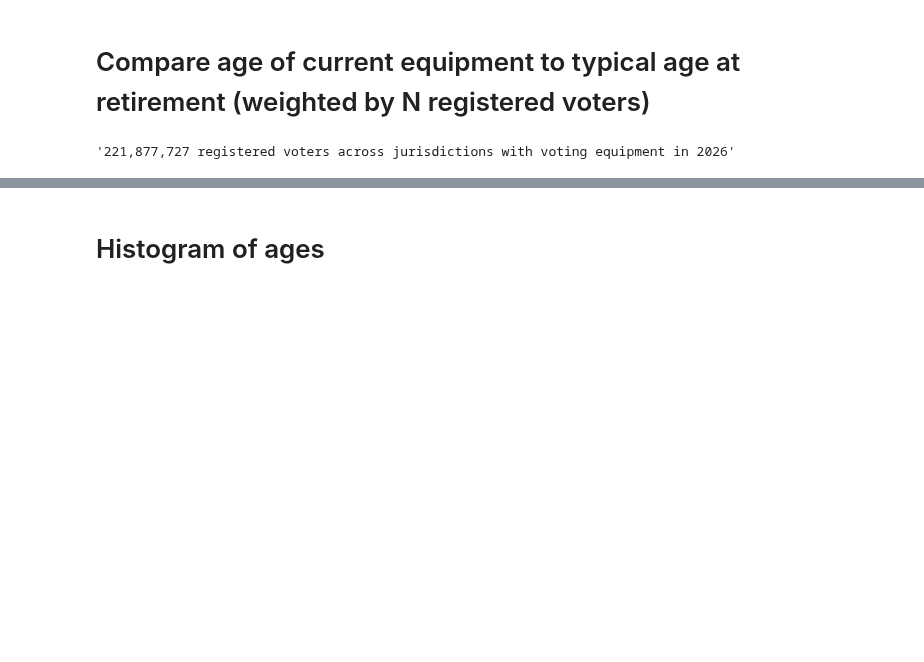
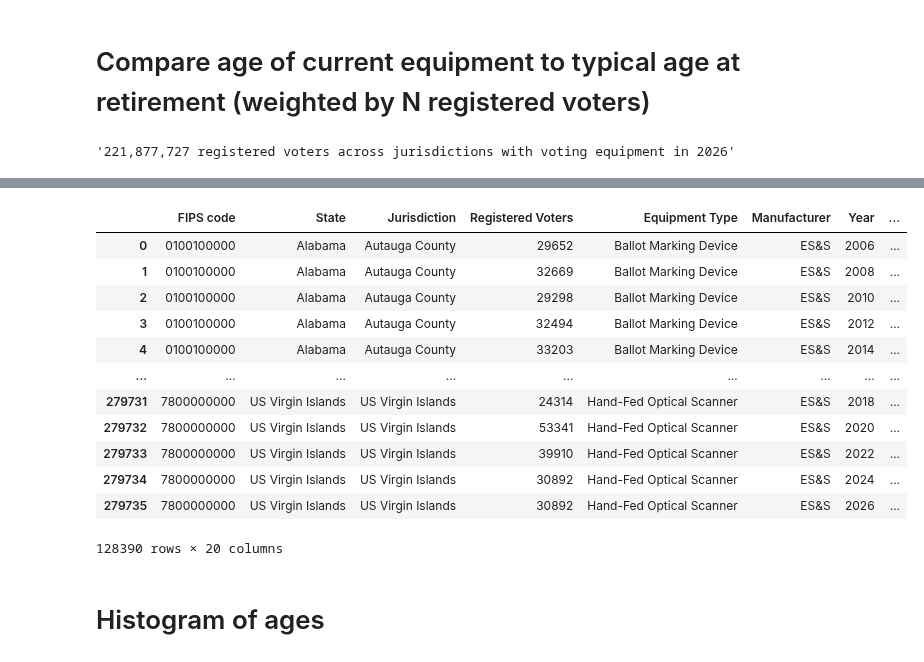
Before and after one commit to Bipartisan-Policy-Center/voting-equipment, a Jupyter notebook: analysis.ipynb, the cells around one changed output, grey strips where cells are left out. Saved outputs shown, nothing was run; the diff lists cells and outputs as text; code cells hidden in the pictures; blank space fills up the shorter version.

```diff
--- a/analysis.ipynb
+++ b/analysis.ipynb
@@ -155,6 +157,22 @@ plt.tight_layout()
 plt.show()
 # %% [output]
 [drawing not drawn]
+# %%
+df
+# %% [output]
+|  | FIPS code | State | Jurisdiction | Registered Voters | Equipment Type | Manufacturer | Year | ... |
+| 0 | 0100100000 | Alabama | Autauga County | 29652 | Ballot Marking Device | ES&S | 2006 | ... |
+| 1 | 0100100000 | Alabama | Autauga County | 32669 | Ballot Marking Device | ES&S | 2008 | ... |
+| 2 | 0100100000 | Alabama | Autauga County | 29298 | Ballot Marking Device | ES&S | 2010 | ... |
+| 3 | 0100100000 | Alabama | Autauga County | 32494 | Ballot Marking Device | ES&S | 2012 | ... |
+| 4 | 0100100000 | Alabama | Autauga County | 33203 | Ballot Marking Device | ES&S | 2014 | ... |
+| ... | ... | ... | ... | ... | ... | ... | ... | ... |
+| 279731 | 7800000000 | US Virgin Islands | US Virgin Islands | 24314 | Hand-Fed Optical Scanner | ES&S | 2018 | ... |
+| 279732 | 7800000000 | US Virgin Islands | US Virgin Islands | 53341 | Hand-Fed Optical Scanner | ES&S | 2020 | ... |
+| 279733 | 7800000000 | US Virgin Islands | US Virgin Islands | 39910 | Hand-Fed Optical Scanner | ES&S | 2022 | ... |
+| 279734 | 7800000000 | US Virgin Islands | US Virgin Islands | 30892 | Hand-Fed Optical Scanner | ES&S | 2024 | ... |
+| 279735 | 7800000000 | US Virgin Islands | US Virgin Islands | 30892 | Hand-Fed Optical Scanner | ES&S | 2026 | ... |
+128390 rows × 20 columns
 # %% [markdown]
 # Histogram of ages
 # %%
```
Also changed, not shown: parts of 4 cells of this notebook, 47 other files.
